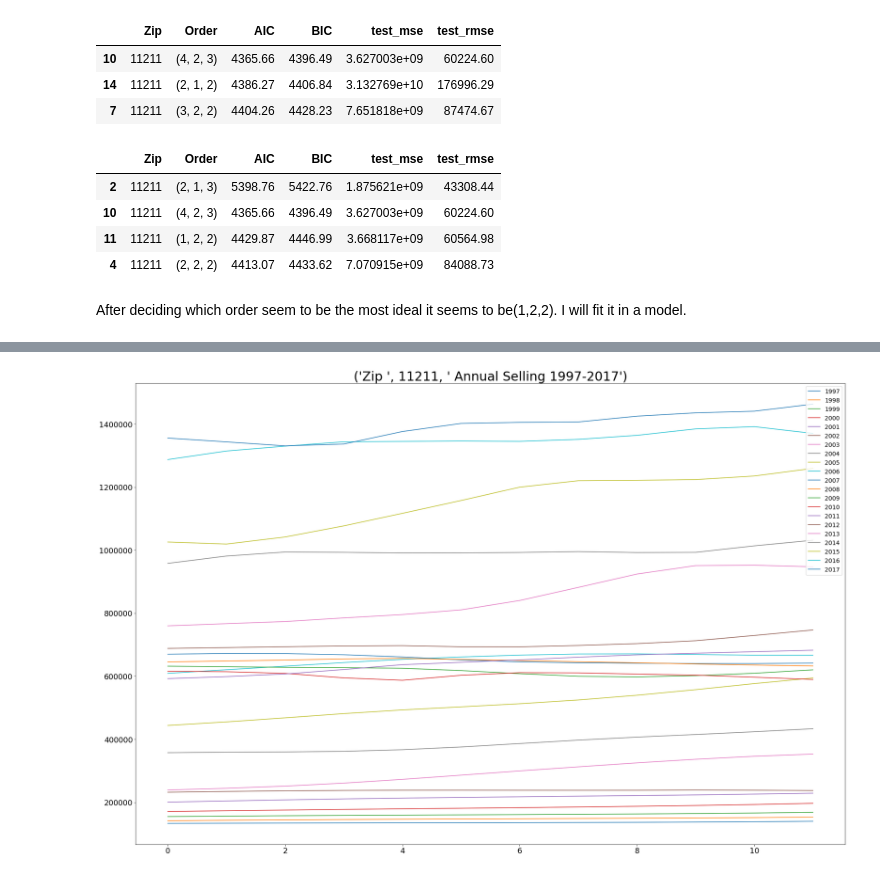
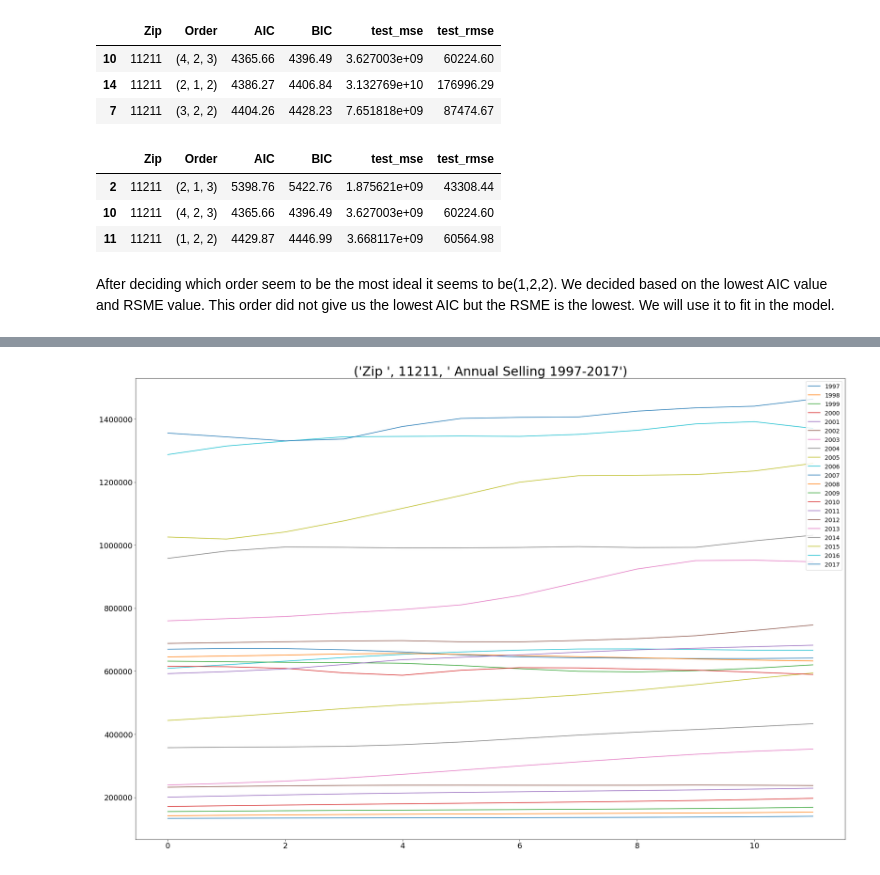
Before and after one commit to mcerow/TriState_Glory, a Jupyter notebook: NY.ipynb, the cells around one changed output, grey strips where cells are left out. Cells and saved outputs as stored; diff of their text form; code cells hidden in the pictures.

```diff
--- a/NY.ipynb
+++ b/NY.ipynb
@@ -523,15 +523,14 @@ first_zipcode.sort_values('AIC', axis=0, ascending=True)[:3]
 | 14 | 11211 | (2, 1, 2) | 4386.27 | 4406.84 | 3.132769e+10 | 176996.29 |
 | 7 | 11211 | (3, 2, 2) | 4404.26 | 4428.23 | 7.651818e+09 | 87474.67 |
 # %%
-first_zipcode.sort_values('test_rmse', axis=0, ascending=True)[:4]
+first_zipcode.sort_values('test_rmse', axis=0, ascending=True)[:3]
 # %% [output]
 |  | Zip | Order | AIC | BIC | test_mse | test_rmse |
 | 2 | 11211 | (2, 1, 3) | 5398.76 | 5422.76 | 1.875621e+09 | 43308.44 |
 | 10 | 11211 | (4, 2, 3) | 4365.66 | 4396.49 | 3.627003e+09 | 60224.60 |
 | 11 | 11211 | (1, 2, 2) | 4429.87 | 4446.99 | 3.668117e+09 | 60564.98 |
-| 4 | 11211 | (2, 2, 2) | 4413.07 | 4433.62 | 7.070915e+09 | 84088.73 |
 # %% [markdown]
-After deciding which order seem to be the most ideal it seems to be(1,2,2). I will fit it in a model.
+After deciding which order seem to be the most ideal it seems to be(1,2,2). We decided based on the lowest AIC value and RSME value. This order did not give us the lowest AIC but the RSME is the lowest. We will use it to fit in the model.
 # %%
 best_model(first, order=(1, 2, 2))
 # %% [output]
```
Also changed, not shown: parts of 39 cells of this notebook.
